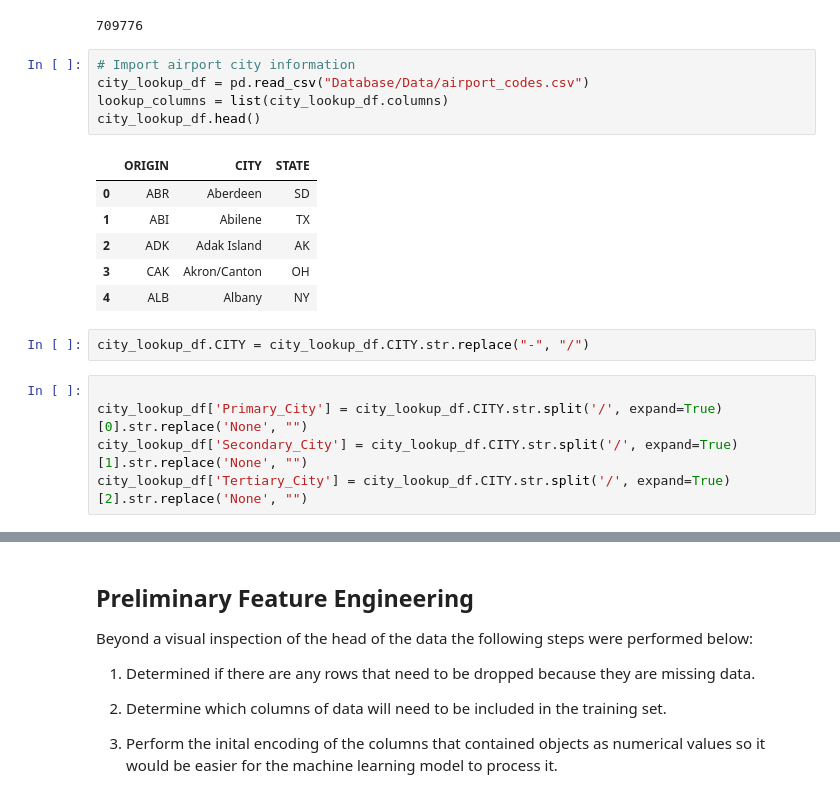
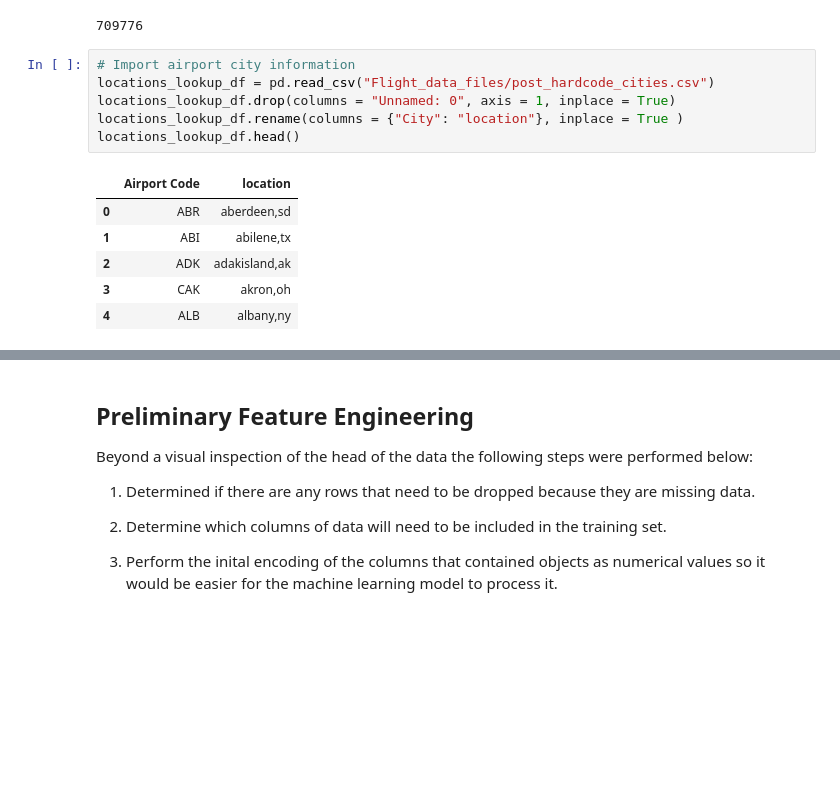
Before and after one commit to Duegan24/Final_Project, a Jupyter notebook: Seg_three_Machine Learning Model.ipynb, the cells around one changed output, grey strips where cells are left out. Drawn from its saved outputs; the diff is of its cells as text; blank space fills up the shorter version.

```diff
--- a/Seg_three_Machine Learning Model.ipynb
+++ b/Seg_three_Machine Learning Model.ipynb
@@ -64,22 +66,16 @@ len(weather_df.location.unique())
 len(weather_df)
 # %% [output]
 709776
-# %%
-# Import airport city information
-city_lookup_df = pd.read_csv("Database/Data/airport_codes.csv")
-lookup_columns = list(city_lookup_df.columns)
-city_lookup_df.head()
-# %% [output]
-|  | ORIGIN | CITY | STATE |
-| 0 | ABR | Aberdeen | SD |
-| 1 | ABI | Abilene | TX |
-| 2 | ADK | Adak Island | AK |
-| 3 | CAK | Akron/Canton | OH |
-| 4 | ALB | Albany | NY |
-# %%
-city_lookup_df.CITY = city_lookup_df.CITY.str.replace("-", "/")
-# %%
-
-city_lookup_df['Primary_City'] = city_lookup_df.CITY.str.split('/', expand=True)[0].str.replace('None', "")
-city_lookup_df['Secondary_City'] = city_lookup_df.CITY.str.split('/', expand=True)[1].str.replace('None', "")
-city_lookup_df['Tertiary_City'] = city_lookup_df.CITY.str.split('/', expand=True)[2].str.replace('None', "")
+# %%
+# Import airport city information
+locations_lookup_df = pd.read_csv("Flight_data_files/post_hardcode_cities.csv")
+locations_lookup_df.drop(columns = "Unnamed: 0", axis = 1, inplace = True)
+locations_lookup_df.rename(columns = {"City": "location"}, inplace = True )
+locations_lookup_df.head()
+# %% [output]
+|  | Airport Code | location |
+| 0 | ABR | aberdeen,sd |
+| 1 | ABI | abilene,tx |
+| 2 | ADK | adakisland,ak |
+| 3 | CAK | akron,oh |
+| 4 | ALB | albany,ny |
```
Also changed, not shown: parts of 23 cells of this notebook.
